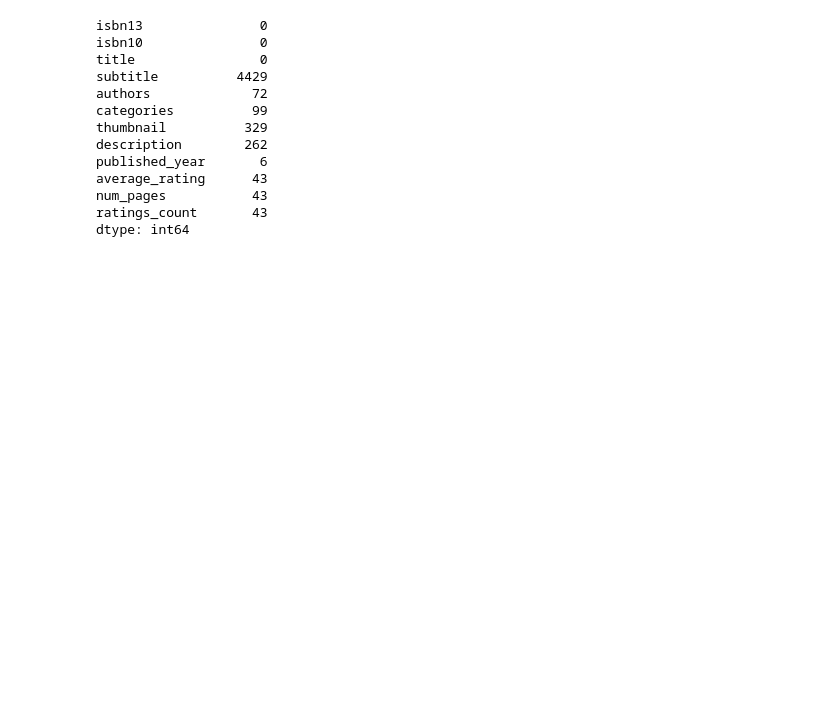
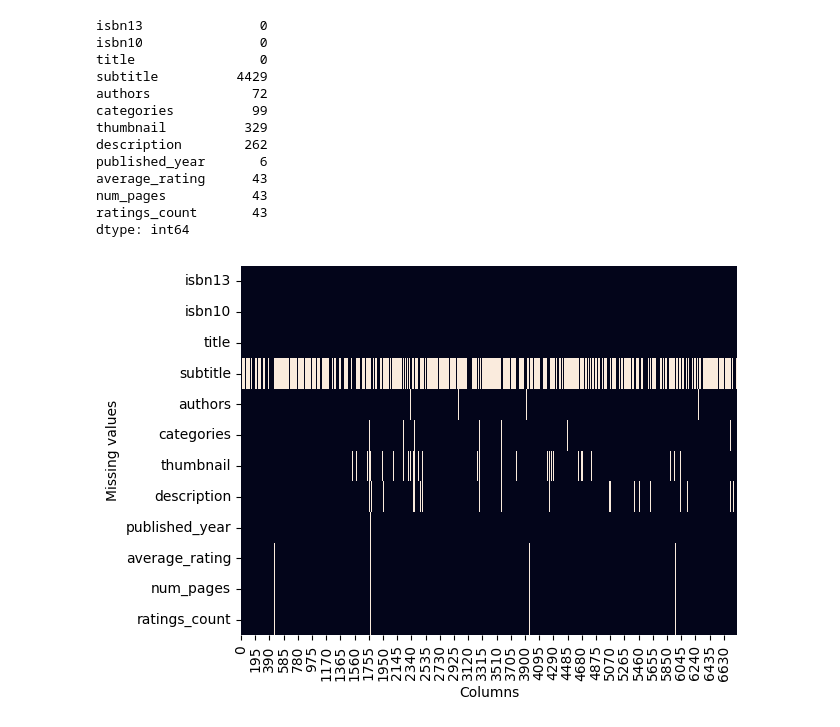
Before and after one commit to ritvik490/bkmender, a Jupyter notebook: notebook.ipynb, the cells around one changed output. Drawn from its saved outputs; the diff is of its cells as text; code cells hidden in the pictures; blank space fills up the shorter version.

Commit message:
Added missing data visualization and heatmap

```diff
--- a/notebook.ipynb
+++ b/notebook.ipynb
@@ -81,3 +79,21 @@ average_rating      43
 num_pages           43
 ratings_count       43
 dtype: int64
+# %%
+import matplotlib.pyplot as plt
+import seaborn as sns
+
+# 1. Set up the Matplotlib axes
+ax = plt.axes()
+
+# 2. Transpose the missing data matrix and plot it without a colorbar
+sns.heatmap(books.isna().transpose(), cbar=False, ax=ax)
+
+# 3. Label the chart using Matplotlib commands
+plt.xlabel("Columns")
+plt.ylabel("Missing values")
+
+# 4. Render the plot
+plt.show()
+# %% [output]
+[figure, added]
```
Also changed, not shown: parts of 1 cell of this notebook.
